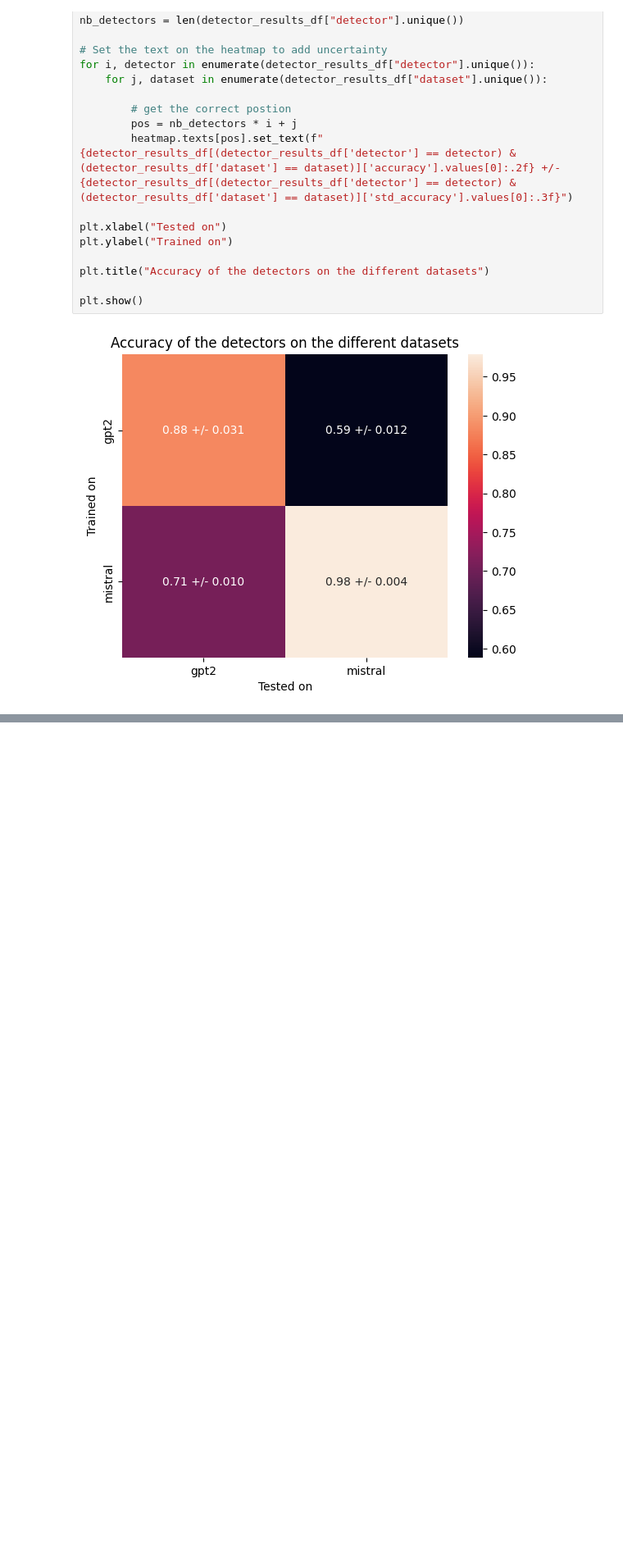
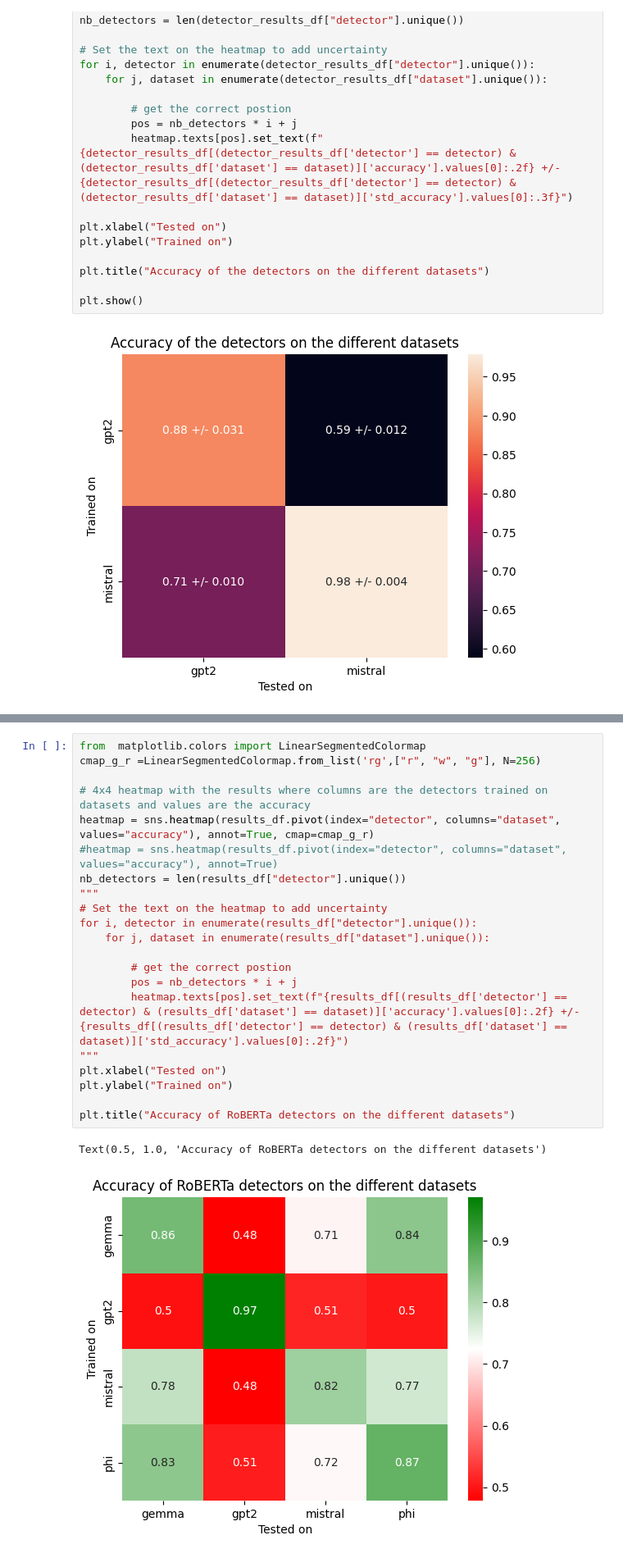
Before and after one commit to marluxiaboss/text_llm_detector, a Jupyter notebook: create_plots_from_logs.ipynb, the cells around one changed output, grey strips where cells are left out. Shown at 82% size. Cells and saved outputs as stored; diff of their text form; blank space fills up the shorter version.

Commit message:
improved plot for generating table for results in create_plots_from_log.ipynb

```diff
--- a/create_plots_from_logs.ipynb
+++ b/create_plots_from_logs.ipynb
@@ -260,0 +364,24 @@ plt.show()
+# %%
+from  matplotlib.colors import LinearSegmentedColormap
+cmap_g_r =LinearSegmentedColormap.from_list('rg',["r", "w", "g"], N=256)
+
+# 4x4 heatmap with the results where columns are the detectors trained on datasets and values are the accuracy
+heatmap = sns.heatmap(results_df.pivot(index="detector", columns="dataset", values="accuracy"), annot=True, cmap=cmap_g_r)
+#heatmap = sns.heatmap(results_df.pivot(index="detector", columns="dataset", values="accuracy"), annot=True)
+nb_detectors = len(results_df["detector"].unique())
+"""
+# Set the text on the heatmap to add uncertainty
+for i, detector in enumerate(results_df["detector"].unique()):
+    for j, dataset in enumerate(results_df["dataset"].unique()):
+
+        # get the correct postion
+        pos = nb_detectors * i + j
+        heatmap.texts[pos].set_text(f"{results_df[(results_df['detector'] == detector) & (results_df['dataset'] == dataset)]['accuracy'].values[0]:.2f} +/- {results_df[(results_df['detector'] == detector) & (results_df['dataset'] == dataset)]['std_accuracy'].values[0]:.2f}")
+"""
+plt.xlabel("Tested on")
+plt.ylabel("Trained on")
+
+plt.title("Accuracy of RoBERTa detectors on the different datasets")
+# %% [output]
+Text(0.5, 1.0, 'Accuracy of RoBERTa detectors on the different datasets')
+[figure, added]
```
Also changed, not shown: parts of 4 cells of this notebook.
